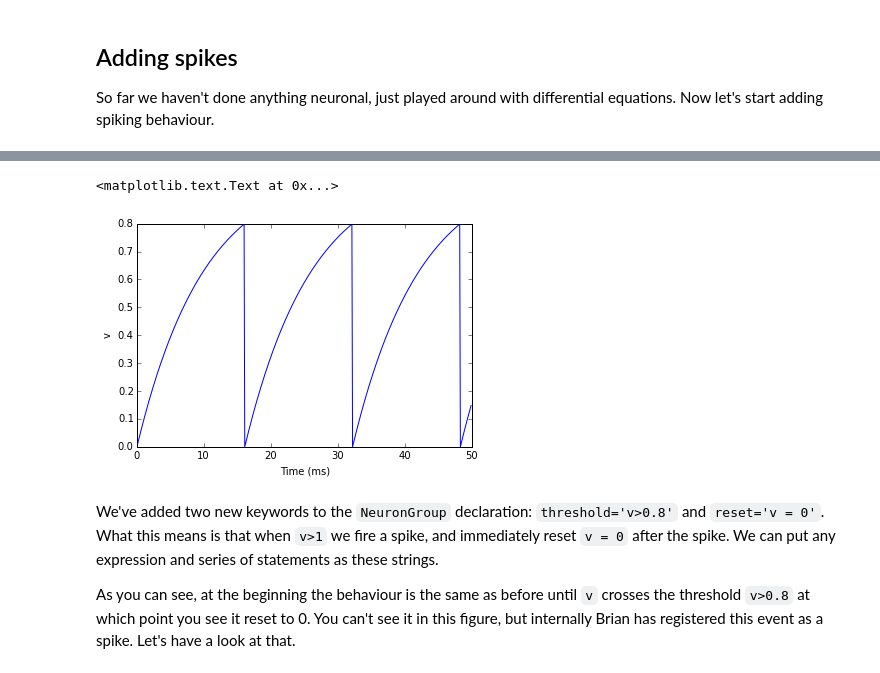
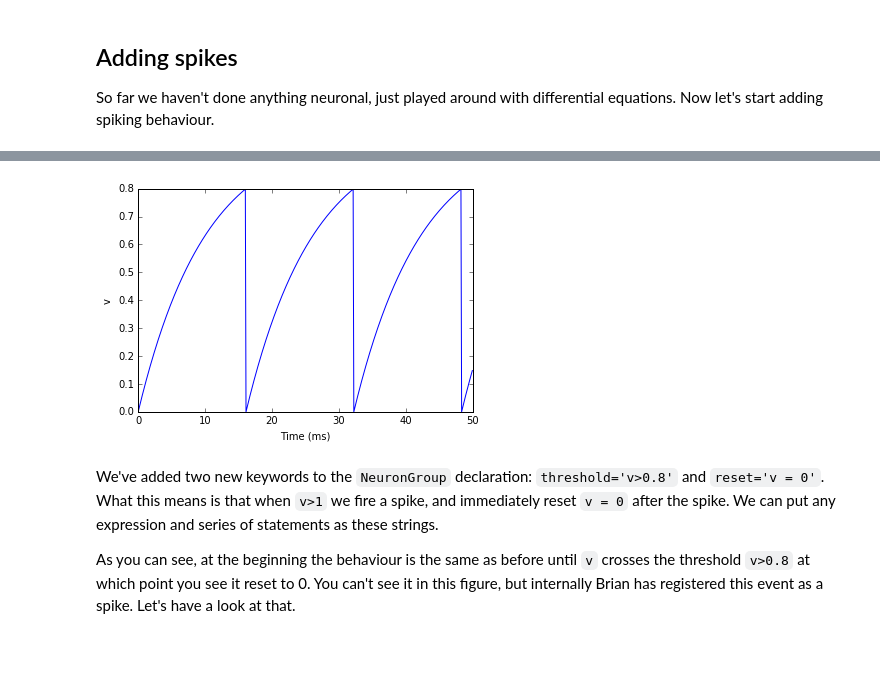
Before and after one commit to brian-team/brian2-doc-resources, a Jupyter notebook: tutorials/1-intro-to-brian-neurons.ipynb, the cells around one changed output, grey strips where cells are left out. Cells and saved outputs as stored; diff of their text form; code cells hidden in the pictures.

```diff
--- a/tutorials/1-intro-to-brian-neurons.ipynb
+++ b/tutorials/1-intro-to-brian-neurons.ipynb
@@ -190,11 +191,11 @@ eqs = '''
 dv/dt = (1-v)/tau : 1
 '''
 
-G = NeuronGroup(1, eqs, threshold='v>0.8', reset='v = 0')
+G = NeuronGroup(1, eqs, threshold='v>0.8', reset='v = 0', method='linear')
 
 M = StateMonitor(G, 'v', record=0)
 run(50*ms)
 plot(M.t/ms, M.v[0])
 xlabel('Time (ms)')
-ylabel('v')
+ylabel('v');
 # %% [output]
@@ -202,5 +202,4 @@ INFO       No numerical integration method specified for group 'neurongroup_1',
-<matplotlib.text.Text at 0x...>
-[figure, old version]
+[figure, new version]
 # %% [markdown]
 We've added two new keywords to the ``NeuronGroup`` declaration: ``threshold='v>0.8'`` and ``reset='v = 0'``. What this means is that when ``v>1`` we fire a spike, and immediately reset ``v = 0`` after the spike. We can put any expression and series of statements as these strings.
 
```
Also changed, not shown: parts of 27 cells of this notebook, 47 other files.
